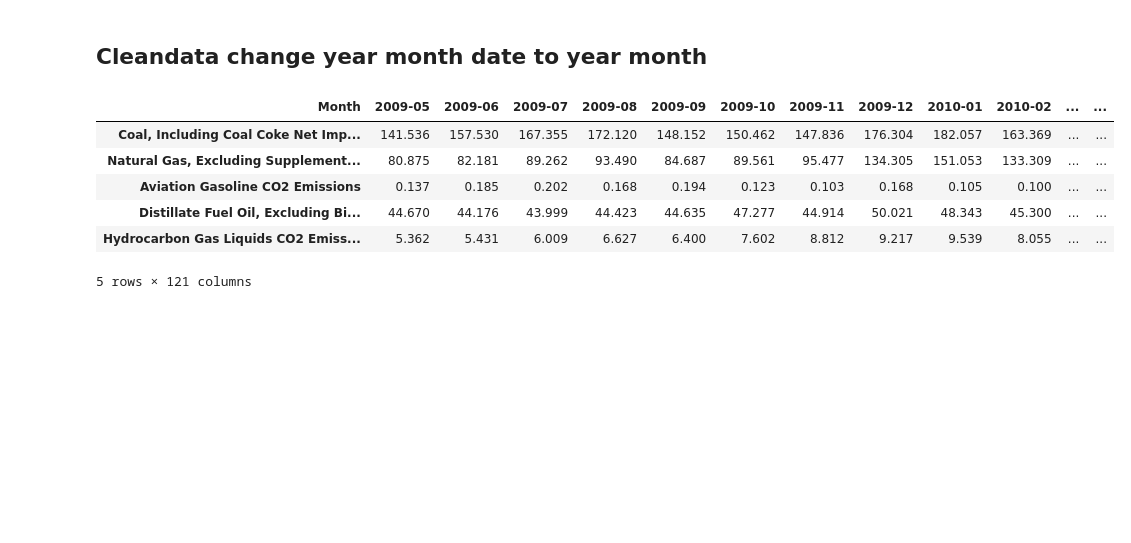
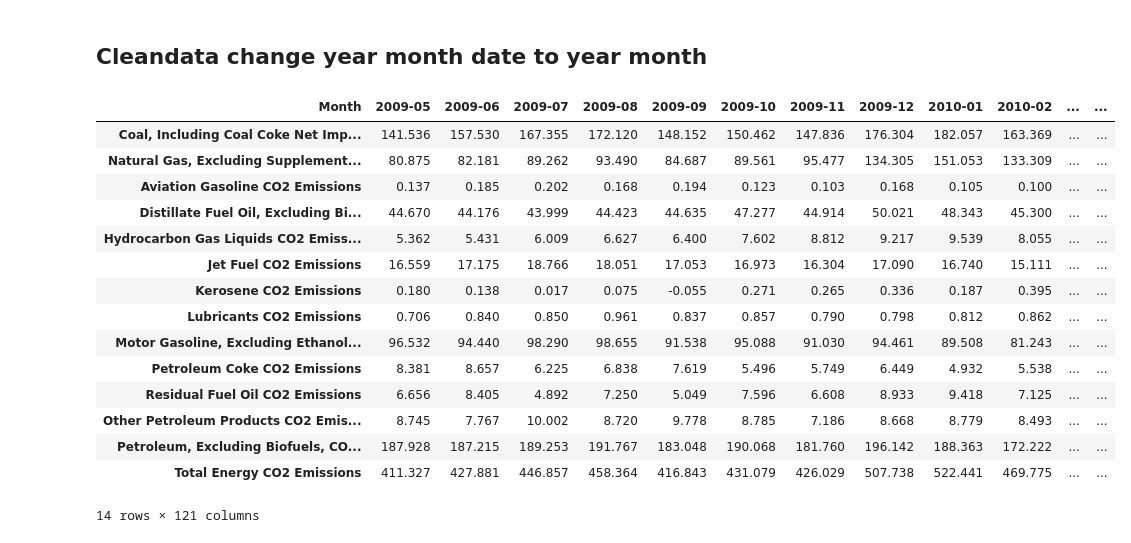
Before and after one commit to Angelaxnq/Project_1, a Jupyter notebook: CO2_Emission_2009-2019.ipynb, the cells around one changed output. Cells and saved outputs as stored; diff of their text form; code cells hidden in the pictures; blank space fills up the shorter version.

```diff
--- a/CO2_Emission_2009-2019.ipynb
+++ b/CO2_Emission_2009-2019.ipynb
@@ -27,14 +28,23 @@ df=df.set_index('Month')
 # %%
 df=df.T
 # %%
-df.head()
+df
 # %% [output]
 | Month | 2009-05 | 2009-06 | 2009-07 | 2009-08 | 2009-09 | 2009-10 | 2009-11 | 2009-12 | 2010-01 | 2010-02 | ... | ... |
 | Coal, Including Coal Coke Net Imp... | 141.536 | 157.530 | 167.355 | 172.120 | 148.152 | 150.462 | 147.836 | 176.304 | 182.057 | 163.369 | ... | ... |
 | Natural Gas, Excluding Supplement... | 80.875 | 82.181 | 89.262 | 93.490 | 84.687 | 89.561 | 95.477 | 134.305 | 151.053 | 133.309 | ... | ... |
 | Aviation Gasoline CO2 Emissions | 0.137 | 0.185 | 0.202 | 0.168 | 0.194 | 0.123 | 0.103 | 0.168 | 0.105 | 0.100 | ... | ... |
 | Distillate Fuel Oil, Excluding Bi... | 44.670 | 44.176 | 43.999 | 44.423 | 44.635 | 47.277 | 44.914 | 50.021 | 48.343 | 45.300 | ... | ... |
 | Hydrocarbon Gas Liquids CO2 Emiss... | 5.362 | 5.431 | 6.009 | 6.627 | 6.400 | 7.602 | 8.812 | 9.217 | 9.539 | 8.055 | ... | ... |
+| Jet Fuel CO2 Emissions | 16.559 | 17.175 | 18.766 | 18.051 | 17.053 | 16.973 | 16.304 | 17.090 | 16.740 | 15.111 | ... | ... |
+| Kerosene CO2 Emissions | 0.180 | 0.138 | 0.017 | 0.075 | -0.055 | 0.271 | 0.265 | 0.336 | 0.187 | 0.395 | ... | ... |
+| Lubricants CO2 Emissions | 0.706 | 0.840 | 0.850 | 0.961 | 0.837 | 0.857 | 0.790 | 0.798 | 0.812 | 0.862 | ... | ... |
+| Motor Gasoline, Excluding Ethanol... | 96.532 | 94.440 | 98.290 | 98.655 | 91.538 | 95.088 | 91.030 | 94.461 | 89.508 | 81.243 | ... | ... |
+| Petroleum Coke CO2 Emissions | 8.381 | 8.657 | 6.225 | 6.838 | 7.619 | 5.496 | 5.749 | 6.449 | 4.932 | 5.538 | ... | ... |
+| Residual Fuel Oil CO2 Emissions | 6.656 | 8.405 | 4.892 | 7.250 | 5.049 | 7.596 | 6.608 | 8.933 | 9.418 | 7.125 | ... | ... |
+| Other Petroleum Products CO2 Emis... | 8.745 | 7.767 | 10.002 | 8.720 | 9.778 | 8.785 | 7.186 | 8.668 | 8.779 | 8.493 | ... | ... |
+| Petroleum, Excluding Biofuels, CO... | 187.928 | 187.215 | 189.253 | 191.767 | 183.048 | 190.068 | 181.760 | 196.142 | 188.363 | 172.222 | ... | ... |
+| Total Energy CO2 Emissions | 411.327 | 427.881 | 446.857 | 458.364 | 416.843 | 431.079 | 426.029 | 507.738 | 522.441 | 469.775 | ... | ... |
-5 rows × 121 columns
+14 rows × 121 columns
 # %%
 # using .rename(columns={"oldname":"newname",...})
```
Also changed, not shown: parts of 6 cells of this notebook, 2 other files.
